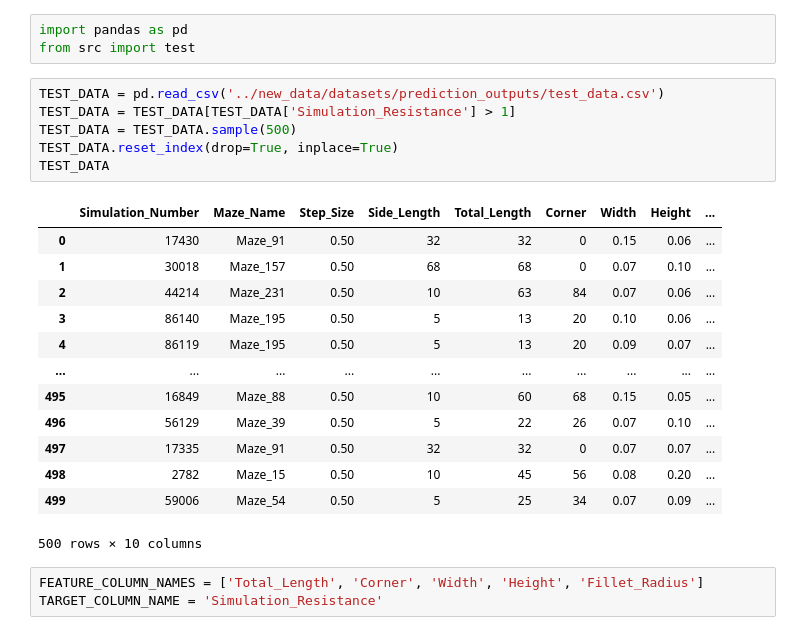
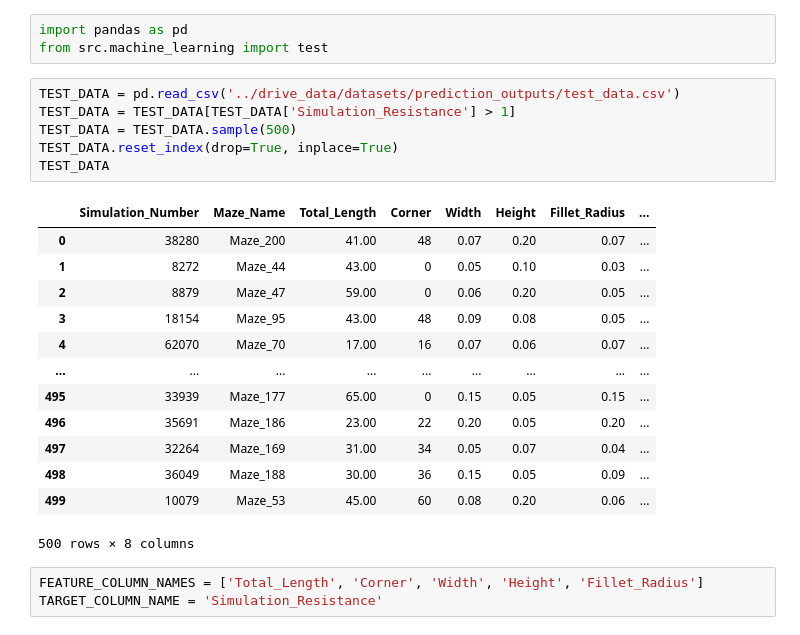
Before and after one commit to boraaktas/Microfluidics-Resistance-ML, a Jupyter notebook: jupyter/test.ipynb, the cells around one changed output. Saved outputs shown, nothing was run; the diff lists cells and outputs as text.

```diff
--- a/jupyter/test.ipynb
+++ b/jupyter/test.ipynb
@@ -1,26 +1,26 @@
 # %%
 import pandas as pd
-from src import test
+from src.machine_learning import test
 # %%
-TEST_DATA = pd.read_csv('../new_data/datasets/prediction_outputs/test_data.csv')
+TEST_DATA = pd.read_csv('../drive_data/datasets/prediction_outputs/test_data.csv')
 TEST_DATA = TEST_DATA[TEST_DATA['Simulation_Resistance'] > 1]
 TEST_DATA = TEST_DATA.sample(500)
 TEST_DATA.reset_index(drop=True, inplace=True)
 TEST_DATA
 # %% [output]
-|  | Simulation_Number | Maze_Name | Step_Size | Side_Length | Total_Length | Corner | Width | Height | ... |
-| 0 | 17430 | Maze_91 | 0.50 | 32 | 32 | 0 | 0.15 | 0.06 | ... |
-| 1 | 30018 | Maze_157 | 0.50 | 68 | 68 | 0 | 0.07 | 0.10 | ... |
-| 2 | 44214 | Maze_231 | 0.50 | 10 | 63 | 84 | 0.07 | 0.06 | ... |
-| 3 | 86140 | Maze_195 | 0.50 | 5 | 13 | 20 | 0.10 | 0.06 | ... |
-| 4 | 86119 | Maze_195 | 0.50 | 5 | 13 | 20 | 0.09 | 0.07 | ... |
-| ... | ... | ... | ... | ... | ... | ... | ... | ... | ... |
-| 495 | 16849 | Maze_88 | 0.50 | 10 | 60 | 68 | 0.15 | 0.05 | ... |
-| 496 | 56129 | Maze_39 | 0.50 | 5 | 22 | 26 | 0.07 | 0.10 | ... |
-| 497 | 17335 | Maze_91 | 0.50 | 32 | 32 | 0 | 0.07 | 0.07 | ... |
-| 498 | 2782 | Maze_15 | 0.50 | 10 | 45 | 56 | 0.08 | 0.20 | ... |
-| 499 | 59006 | Maze_54 | 0.50 | 5 | 25 | 34 | 0.07 | 0.09 | ... |
+|  | Simulation_Number | Maze_Name | Total_Length | Corner | Width | Height | Fillet_Radius | ... |
+| 0 | 38280 | Maze_200 | 41.00 | 48 | 0.07 | 0.20 | 0.07 | ... |
+| 1 | 8272 | Maze_44 | 43.00 | 0 | 0.05 | 0.10 | 0.03 | ... |
+| 2 | 8879 | Maze_47 | 59.00 | 0 | 0.06 | 0.20 | 0.05 | ... |
+| 3 | 18154 | Maze_95 | 43.00 | 48 | 0.09 | 0.08 | 0.05 | ... |
+| 4 | 62070 | Maze_70 | 17.00 | 16 | 0.07 | 0.06 | 0.07 | ... |
+| ... | ... | ... | ... | ... | ... | ... | ... | ... |
+| 495 | 33939 | Maze_177 | 65.00 | 0 | 0.15 | 0.05 | 0.15 | ... |
+| 496 | 35691 | Maze_186 | 23.00 | 22 | 0.20 | 0.05 | 0.20 | ... |
+| 497 | 32264 | Maze_169 | 31.00 | 34 | 0.05 | 0.07 | 0.04 | ... |
+| 498 | 36049 | Maze_188 | 30.00 | 36 | 0.15 | 0.05 | 0.09 | ... |
+| 499 | 10079 | Maze_53 | 45.00 | 60 | 0.08 | 0.20 | 0.06 | ... |
-500 rows × 10 columns
+500 rows × 8 columns
 # %%
 FEATURE_COLUMN_NAMES = ['Total_Length', 'Corner', 'Width', 'Height', 'Fillet_Radius']
 TARGET_COLUMN_NAME = 'Simulation_Resistance'
```
Also changed, not shown: parts of 5 cells of this notebook, 2 other files.
